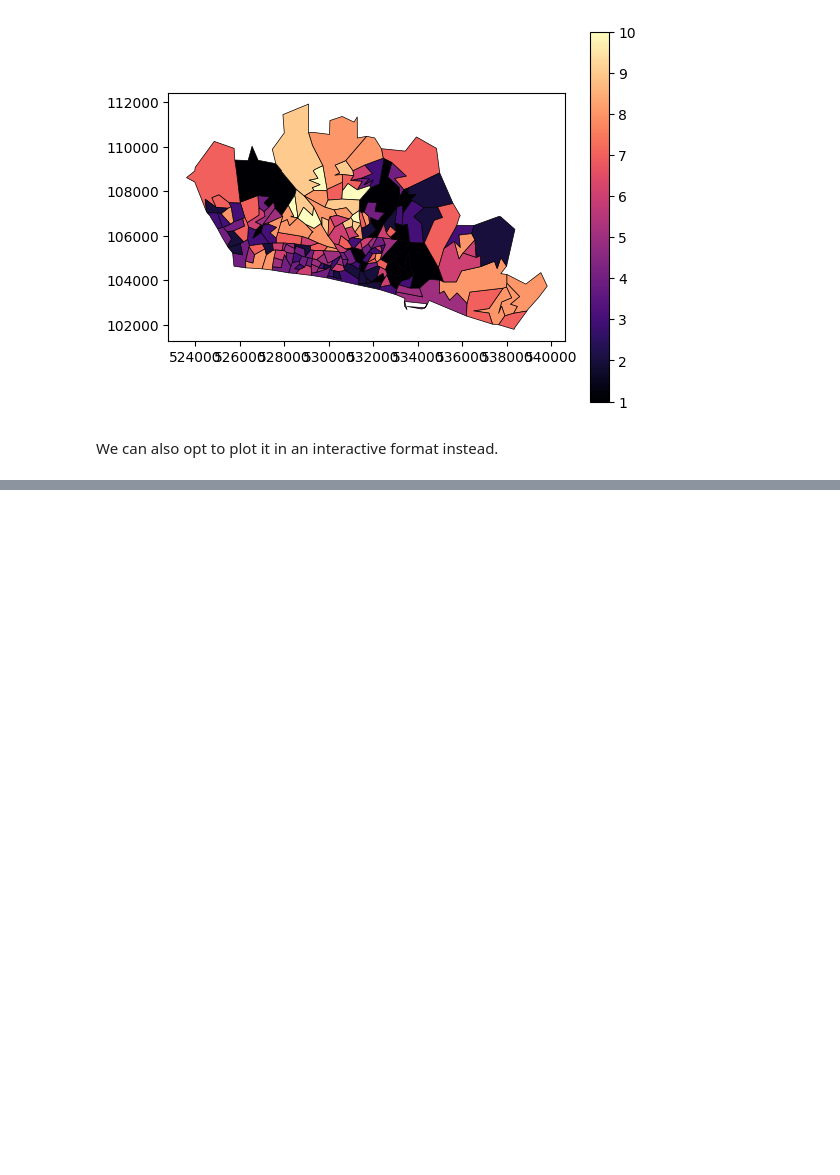
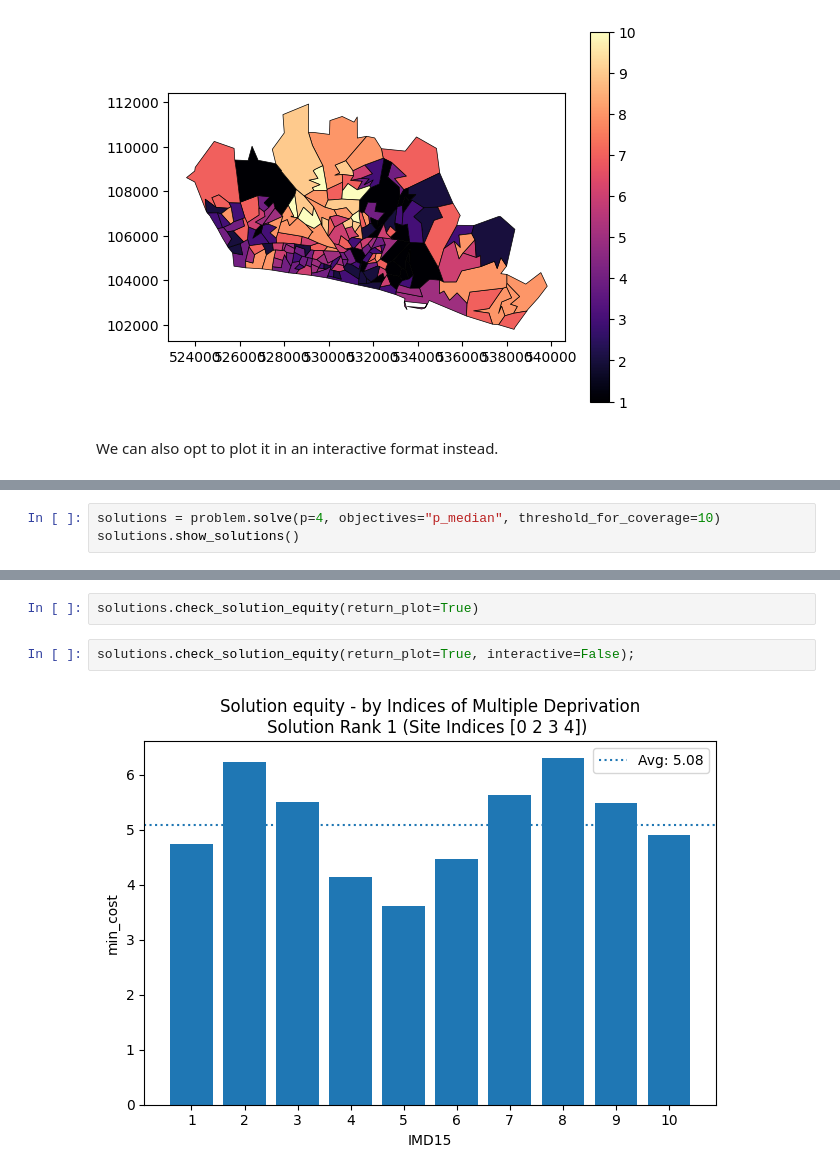
Before and after one commit to hsma-tools/lokigi, a Jupyter notebook: examples/location/equity/equity.ipynb, the cells around one changed output, grey strips where cells are left out. Drawn from its saved outputs; the diff is of its cells as text; blank space fills up the shorter version.

Commit message:
feat(equity): add additional equity plots

```diff
--- a/examples/location/equity/equity.ipynb
+++ b/examples/location/equity/equity.ipynb
@@ -120,0 +123,3 @@ problem.plot_region_geometry_layer(
+# %%
+solutions = problem.solve(p=4, objectives="p_median", threshold_for_coverage=10)
+solutions.show_solutions()
@@ -120,0 +189,6 @@ problem.plot_region_geometry_layer(
+# %%
+solutions.check_solution_equity(return_plot=True)
+# %%
+solutions.check_solution_equity(return_plot=True, interactive=False);
+# %% [output]
+[figure, added]
```
Also changed, not shown: parts of 13 cells of this notebook, 6 other files.
